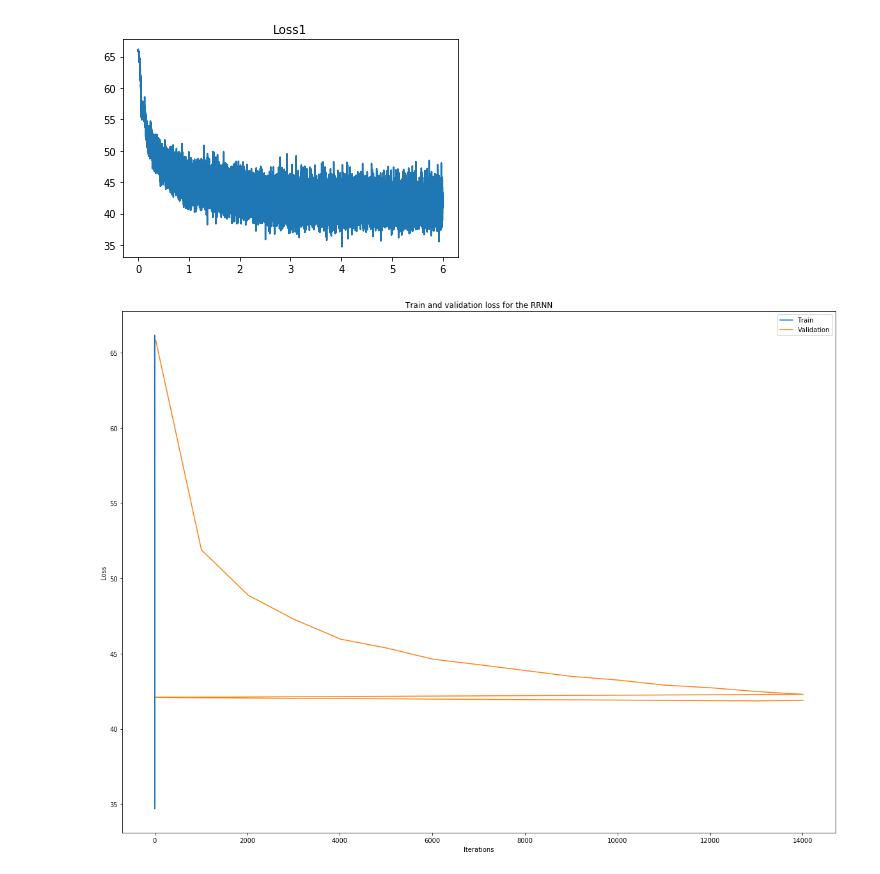
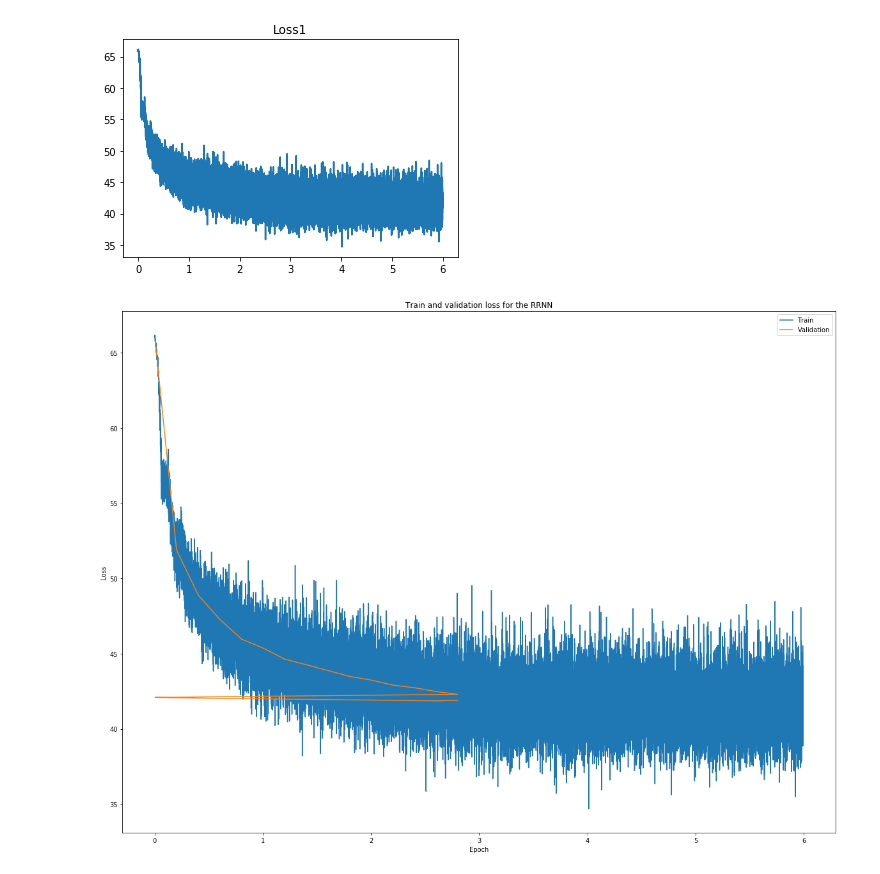
Before and after one commit to matthewkennedy5/RRNN, a Jupyter notebook: visualize-results.ipynb, the cells around one changed output. Saved outputs shown, nothing was run; the diff lists cells and outputs as text; code cells hidden in the pictures.

Commit message:
Fixed the display of the validation plots and BPC plot.

```diff
--- a/visualize-results.ipynb
+++ b/visualize-results.ipynb
@@ -75,27 +76,28 @@ plt.show()
 # %%
 # Plot train and validation loss in the same figure
 
 # Get validation losses
 val = []
 with open(dirname + '/val_loss.txt', 'r') as f:
     for iteration in f:
         val.append([float(term) for term in iteration.split()])
 val = np.array(val)
 
 # Plot
 plt.figure(figsize=(20, 15))
-plt.plot(range(N_iters), np.sum(losses, axis=1), label='Train')
-valx = val[:, 0]  # The first column of val is the iteration numbers
+plt.plot(x_axis, np.sum(losses, axis=1), label='Train')
+valx = val[:, 0] / n_data # The first column of val is the iteration numbers
+valx = np.linspace(0, n_data)
 plt.plot(valx, np.sum(val[:, 1:], axis=1), label='Validation')
 plt.legend(loc='upper right')
-plt.xlabel('Iterations')
+plt.xlabel('Epoch')
 plt.ylabel('Loss')
 plt.title('Train and validation loss for the RRNN')
 plt.show()
 
 # Next do this for an actual GRU model.
 # %% [output]
-[figure, old version]
+[figure, new version]
 # %%
 # Training and validation accuracy
 
```
Also changed, not shown: parts of 5 cells of this notebook.
